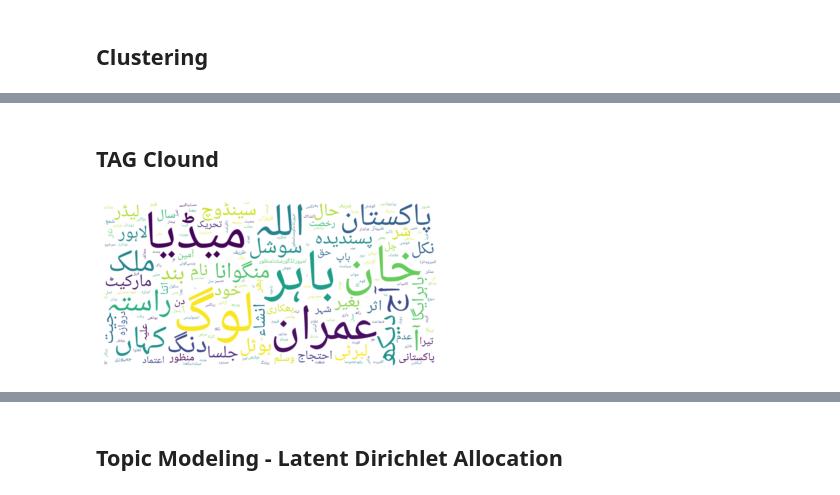
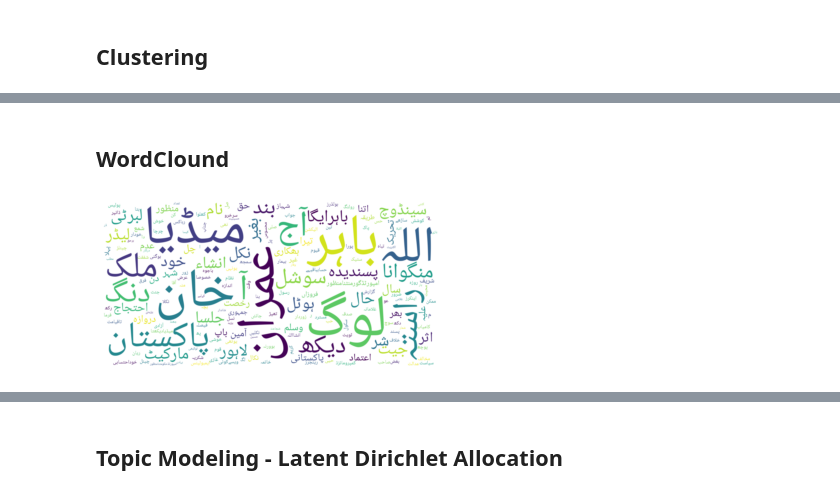
Before and after one commit to marxbilal/FYP---Tajziya-, a Jupyter notebook: Python NLP/Hamraj - Final-Clustering.ipynb, the cells around one changed output, grey strips where cells are left out. Cells and saved outputs as stored; diff of their text form; code cells hidden in the pictures.

```diff
--- a/Python NLP/Hamraj - Final-Clustering.ipynb
+++ b/Python NLP/Hamraj - Final-Clustering.ipynb
@@ -149,7 +144,7 @@ nlp = stanza.Pipeline(lang='ur', processors='tokenize,lemma')
 def preprocess(word):
 #    word = re.sub("\W", " ",word)
 #    word = re.sub("[a-zA-Z0-9]","",word)
-    word = normalize_characters(word)
+    #word = normalize_characters(word)
     word = remove_punctuation(word)
     word = normalize_whitespace(word)
     word = replace_urls(word)
@@ -346,14 +329,13 @@ Cluster: 9
 # %% [markdown]
-## TAG Clound
+## WordClound
 # %%
-def create_tag_cloud(df):
+def generate_word_cloud(text):
     configuration = {
         "language": "Urdu"
     }
     reshaper = ArabicReshaper(configuration=configuration)
 
-    tweets_text = " ".join(tweet for tweet in df['tweets'])
-    text = reshaper.reshape(tweets_text)
+    text = reshaper.reshape(text)
     text = get_display(text)
 
     word_cloud = WordCloud(collocations = False, background_color = 'white',
@@ -363,6 +345,7 @@ def create_tag_cloud(df):
     plt.axis("off")
     plt.imshow(word_cloud, interpolation="bilinear")
 # %%
-create_tag_cloud(preprocessed_splitdf)
+tweets_text = " ".join(tweet for tweet in preprocessed_splitdf['tweets'])
+generate_word_cloud(tweets_text)
 # %% [output]
-[figure, old version]
+[figure, new version]
```
Also changed, not shown: parts of 16 cells of this notebook.
